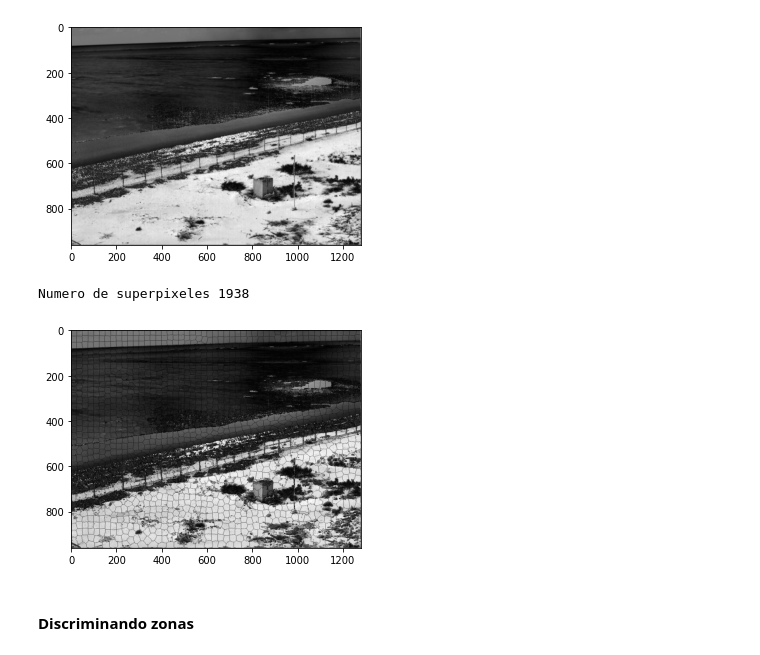
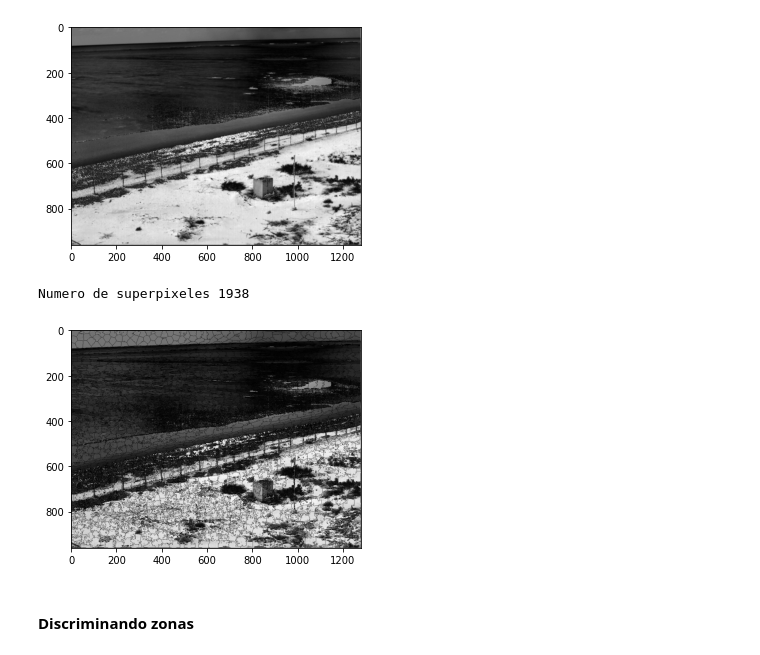
Before and after one commit to FranciscoAng/Proyecto_RP, a Jupyter notebook: Proyecto.ipynb, the cells around one changed output. Saved outputs shown, nothing was run; the diff lists cells and outputs as text; code cells hidden in the pictures.

```diff
--- a/Proyecto.ipynb
+++ b/Proyecto.ipynb
@@ -177,19 +175,19 @@ plt.savefig('Figures/Sobel_S.png')
 # %%
 #Tamaño de superpixeles
 sp_size = 25
 #Compacidad de los superpixeles
-sp_compact = 0.05
+sp_compact = 0.01
 #Separamos la imagen en superpixeles
 slicIm, lblSlic, n_Slic = imagetoSP(sharpImg,sp_size,sp_compact)
 print("Numero de superpixeles",n_Slic)
 #Vista previa de la imagen segmentada en superpixeles
 plt.imshow(slicIm,cmap=cm.gray)
 #Guardar figura
 plt.savefig('Figures/SPixels_segments.png')
 #color1 = label2rgb(lblSlic, image=segImg, bg_label=-1)
 # %% [output]
 Numero de superpixeles 1938
-[figure, old version]
+[figure, new version]
 # %% [markdown]
 #### Discriminando zonas
 # %% [markdown]
```
Also changed, not shown: parts of 13 cells of this notebook, 28 other files.
